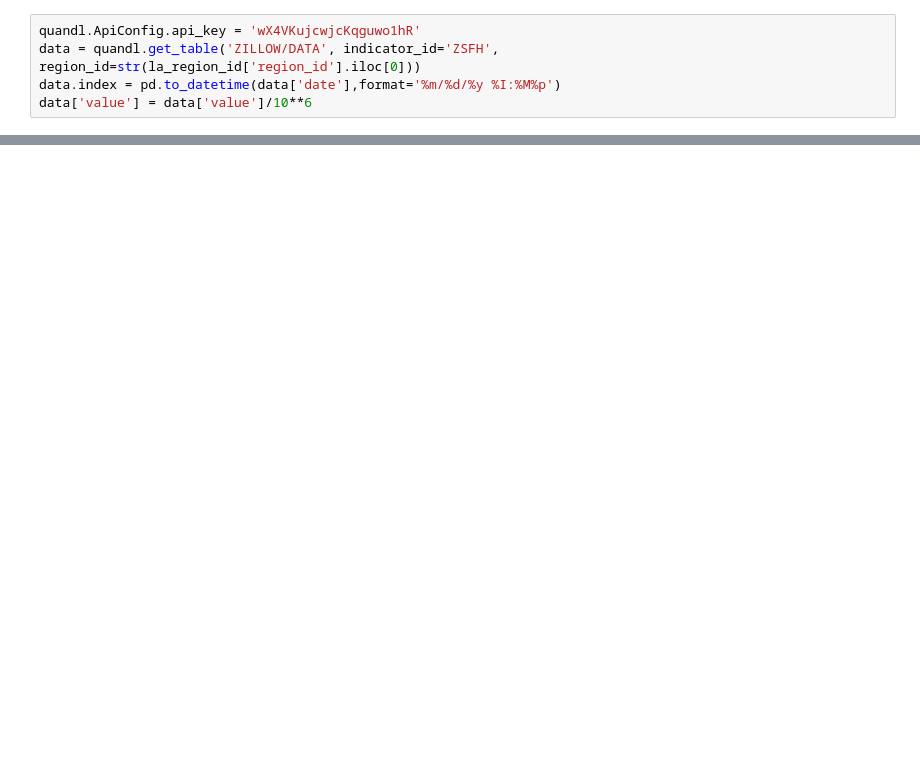
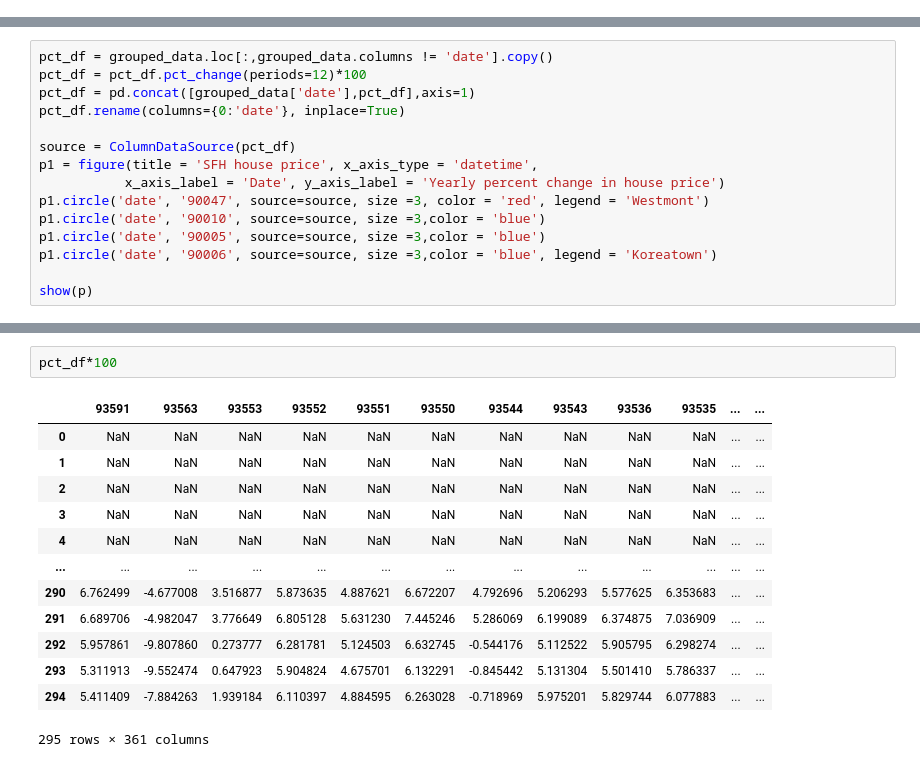
Before and after one commit to jacheung/bookshelf, a Jupyter notebook: LA-zip-trends.ipynb, the cells around one changed output, grey strips where cells are left out. Saved outputs shown, nothing was run; the diff lists cells and outputs as text; blank space fills up the shorter version.

```diff
--- a/LA-zip-trends.ipynb
+++ b/LA-zip-trends.ipynb
@@ -26,5 +14,0 @@ Name: region, Length: 362, dtype: bool
-# %%
-quandl.ApiConfig.api_key = 'wX4VKujcwjcKqguwo1hR'
-data = quandl.get_table('ZILLOW/DATA', indicator_id='ZSFH', region_id=str(la_region_id['region_id'].iloc[0]))
-data.index = pd.to_datetime(data['date'],format='%m/%d/%y %I:%M%p')
-data['value'] = data['value']/10**6
@@ -30,0 +70,15 @@ data['value'] = data['value']/10**6
+# %%
+pct_df = grouped_data.loc[:,grouped_data.columns != 'date'].copy()
+pct_df = pct_df.pct_change(periods=12)*100
+pct_df = pd.concat([grouped_data['date'],pct_df],axis=1)
+pct_df.rename(columns={0:'date'}, inplace=True)
+
+source = ColumnDataSource(pct_df)
+p1 = figure(title = 'SFH house price', x_axis_type = 'datetime',
+           x_axis_label = 'Date', y_axis_label = 'Yearly percent change in house price')
+p1.circle('date', '90047', source=source, size =3, color = 'red', legend = 'Westmont')
+p1.circle('date', '90010', source=source, size =3,color = 'blue')
+p1.circle('date', '90005', source=source, size =3,color = 'blue')
+p1.circle('date', '90006', source=source, size =3,color = 'blue', legend = 'Koreatown')
+
+show(p)
@@ -30,0 +120,16 @@ data['value'] = data['value']/10**6
+# %%
+pct_df*100
+# %% [output]
+|  | 93591 | 93563 | 93553 | 93552 | 93551 | 93550 | 93544 | 93543 | 93536 | 93535 | ... | ... |
+| 0 | NaN | NaN | NaN | NaN | NaN | NaN | NaN | NaN | NaN | NaN | ... | ... |
+| 1 | NaN | NaN | NaN | NaN | NaN | NaN | NaN | NaN | NaN | NaN | ... | ... |
+| 2 | NaN | NaN | NaN | NaN | NaN | NaN | NaN | NaN | NaN | NaN | ... | ... |
+| 3 | NaN | NaN | NaN | NaN | NaN | NaN | NaN | NaN | NaN | NaN | ... | ... |
+| 4 | NaN | NaN | NaN | NaN | NaN | NaN | NaN | NaN | NaN | NaN | ... | ... |
+| ... | ... | ... | ... | ... | ... | ... | ... | ... | ... | ... | ... | ... |
+| 290 | 6.762499 | -4.677008 | 3.516877 | 5.873635 | 4.887621 | 6.672207 | 4.792696 | 5.206293 | 5.577625 | 6.353683 | ... | ... |
+| 291 | 6.689706 | -4.982047 | 3.776649 | 6.805128 | 5.631230 | 7.445246 | 5.286069 | 6.199089 | 6.374875 | 7.036909 | ... | ... |
+| 292 | 5.957861 | -9.807860 | 0.273777 | 6.281781 | 5.124503 | 6.632745 | -0.544176 | 5.112522 | 5.905795 | 6.298274 | ... | ... |
+| 293 | 5.311913 | -9.552474 | 0.647923 | 5.904824 | 4.675701 | 6.132291 | -0.845442 | 5.131304 | 5.501410 | 5.786337 | ... | ... |
+| 294 | 5.411409 | -7.884263 | 1.939184 | 6.110397 | 4.884595 | 6.263028 | -0.718969 | 5.975201 | 5.829744 | 6.077883 | ... | ... |
+295 rows × 361 columns
```
Also changed, not shown: parts of 11 cells of this notebook, 1 other file.
